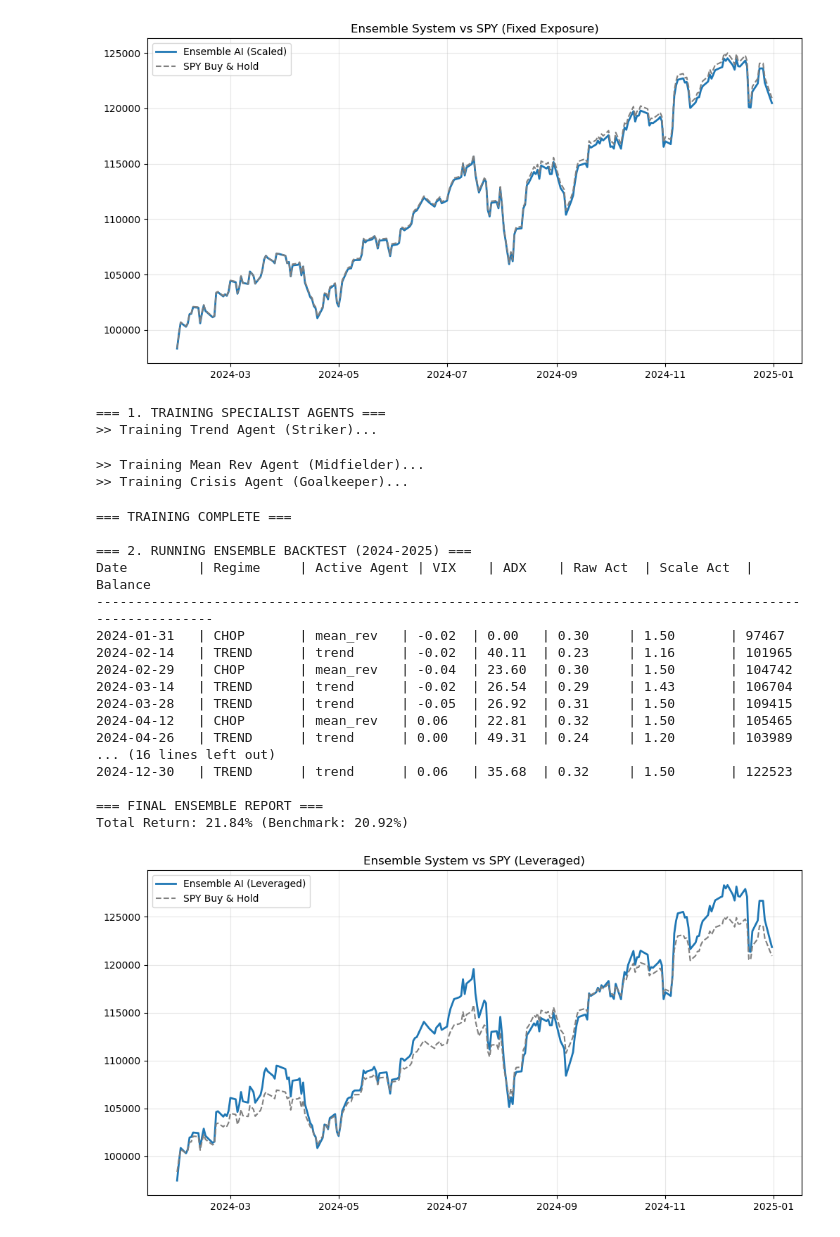
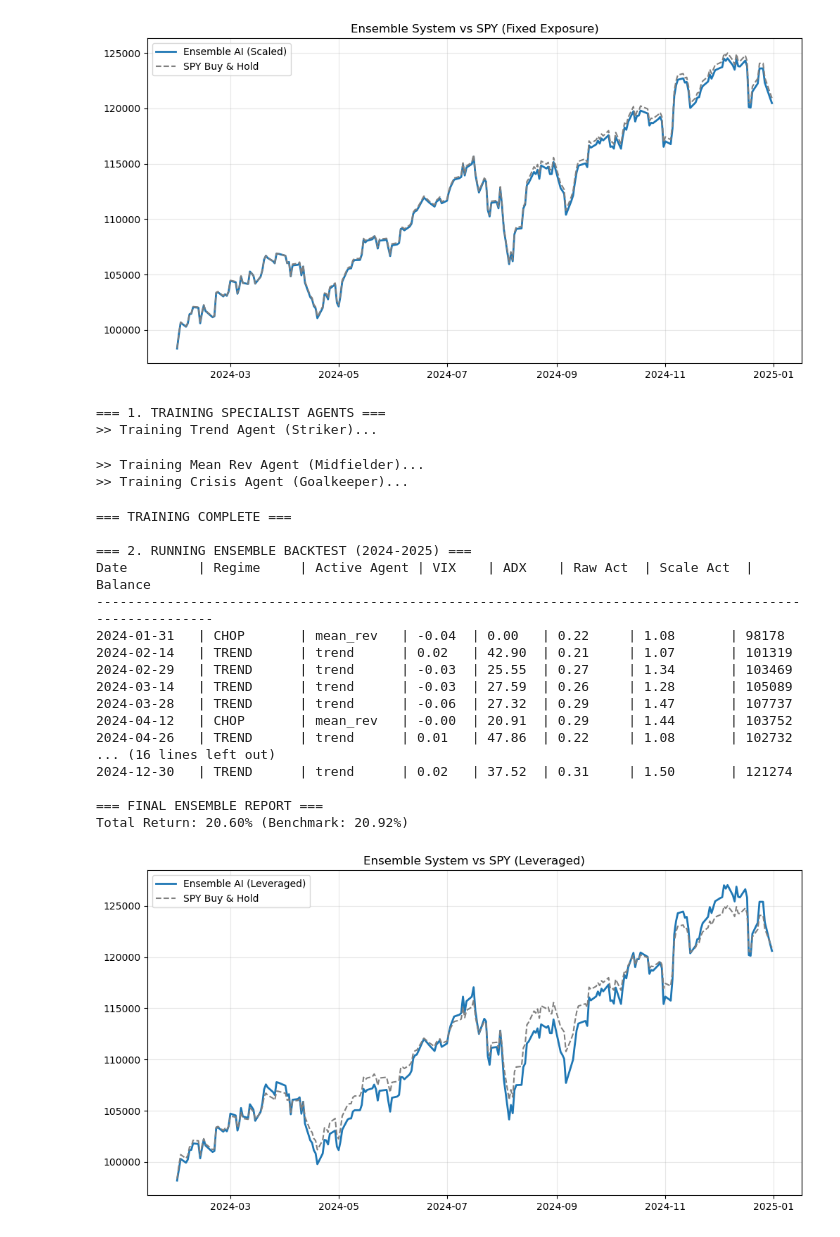
Before and after one commit to gitmichaelqiu/AccumRLMoEStrategy, a Jupyter notebook: TrinityAgent.ipynb, the cells around one changed output. Saved outputs shown, nothing was run; the diff lists cells and outputs as text; code cells hidden in the pictures.

```diff
--- a/TrinityAgent.ipynb
+++ b/TrinityAgent.ipynb
@@ -621,9 +621,9 @@ class EnsembleManager:
             obs_raw = data_vals[t-window:t].flatten()
 
             # 2. Regime Detection
-            vix = data_vals[t, idx_vix]
-            adx = data_vals[t, idx_adx]
-            sma_dist = data_vals[t, idx_sma]
+            vix = data_vals[t-1, idx_vix]
+            adx = data_vals[t-1, idx_adx]
+            sma_dist = data_vals[t-1, idx_sma]
 
             regime = "CHOP"
             active_agent_name = "mean_rev"
@@ -694,40 +694,40 @@ class EnsembleManager:
         print("\n=== FINAL ENSEMBLE REPORT ===")
         print(f"Total Return: {total_ret:.2%} (Benchmark: {bench_ret:.2%})")
 
         # Plot
         plt.figure(figsize=(12, 6))
         plt.plot(res['Portfolio'], label='Ensemble AI (Leveraged)', linewidth=2)
         plt.plot(res['Bench_Equity'], label='SPY Buy & Hold', linestyle='--', color='gray')
 
         plt.title("Ensemble System vs SPY (Leveraged)")
         plt.legend()
         plt.grid(True, alpha=0.3)
         plt.show()
 
 if __name__ == "__main__":
     mgr = EnsembleManager()
     mgr.train_specialists()
     mgr.run_backtest()
 # %% [output]
 === 1. TRAINING SPECIALIST AGENTS ===
 >> Training Trend Agent (Striker)...
 >> Training Mean Rev Agent (Midfielder)...
 >> Training Crisis Agent (Goalkeeper)...
 === TRAINING COMPLETE ===
 
 === 2. RUNNING ENSEMBLE BACKTEST (2024-2025) ===
 Date         | Regime     | Active Agent | VIX    | ADX    | Raw Act  | Scale Act  | Balance
 ---------------------------------------------------------------------------------------------------------
-2024-01-31   | CHOP       | mean_rev   | -0.02  | 0.00   | 0.30     | 1.50       | 97467
-2024-02-14   | TREND      | trend      | -0.02  | 40.11  | 0.23     | 1.16       | 101965
-2024-02-29   | CHOP       | mean_rev   | -0.04  | 23.60  | 0.30     | 1.50       | 104742
-2024-03-14   | TREND      | trend      | -0.02  | 26.54  | 0.29     | 1.43       | 106704
-2024-03-28   | TREND      | trend      | -0.05  | 26.92  | 0.31     | 1.50       | 109415
-2024-04-12   | CHOP       | mean_rev   | 0.06   | 22.81  | 0.32     | 1.50       | 105465
-2024-04-26   | TREND      | trend      | 0.00   | 49.31  | 0.24     | 1.20       | 103989
+2024-01-31   | CHOP       | mean_rev   | -0.04  | 0.00   | 0.22     | 1.08       | 98178
+2024-02-14   | TREND      | trend      | 0.02   | 42.90  | 0.21     | 1.07       | 101319
+2024-02-29   | TREND      | trend      | -0.03  | 25.55  | 0.27     | 1.34       | 103469
+2024-03-14   | TREND      | trend      | -0.03  | 27.59  | 0.26     | 1.28       | 105089
+2024-03-28   | TREND      | trend      | -0.06  | 27.32  | 0.29     | 1.47       | 107737
+2024-04-12   | CHOP       | mean_rev   | -0.00  | 20.91  | 0.29     | 1.44       | 103752
+2024-04-26   | TREND      | trend      | 0.01   | 47.86  | 0.22     | 1.08       | 102732
 ... (16 lines left out)
-2024-12-30   | TREND      | trend      | 0.06   | 35.68  | 0.32     | 1.50       | 122523
+2024-12-30   | TREND      | trend      | 0.02   | 37.52  | 0.31     | 1.50       | 121274
 
 === FINAL ENSEMBLE REPORT ===
-Total Return: 21.84% (Benchmark: 20.92%)
+Total Return: 20.60% (Benchmark: 20.92%)
-[figure, old version]
+[figure, new version]
```
Also changed, not shown: parts of 1 cell of this notebook.
